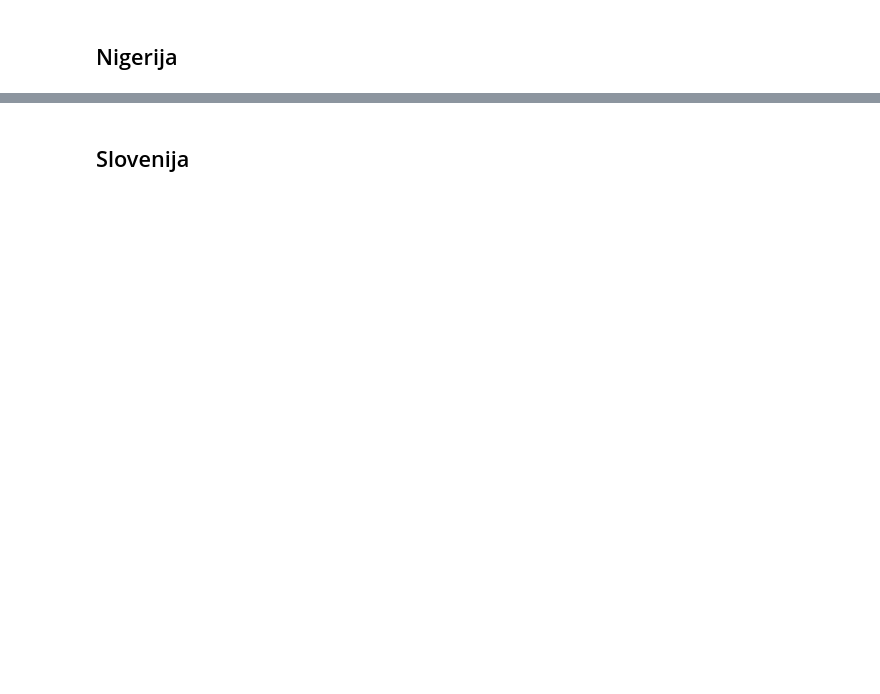
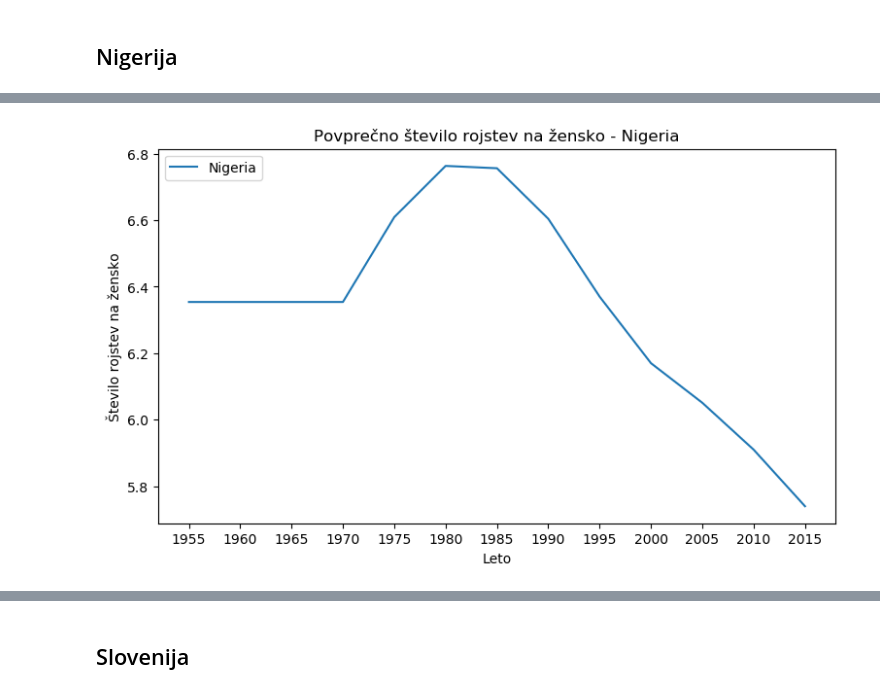
Before and after one commit to MaticSincek/PR18JJMSTB, a Jupyter notebook: vmesno-porocilo.ipynb, the cells around one changed output, grey strips where cells are left out. Drawn from its saved outputs; the diff is of its cells as text; code cells hidden in the pictures; blank space fills up the shorter version.

Commit message:
the Nigeria update

```diff
--- a/vmesno-porocilo.ipynb
+++ b/vmesno-porocilo.ipynb
@@ -238,3 +240,7 @@ childrenBorn("India")
 population("WPP2017_TotalPopulationBySex.csv","Nigeria", 2100)
 # %% [output]
 [figure]
+# %%
+childrenBorn("Nigeria")
+# %% [output]
+[figure, added]
```
Also changed, not shown: parts of 13 cells of this notebook.
